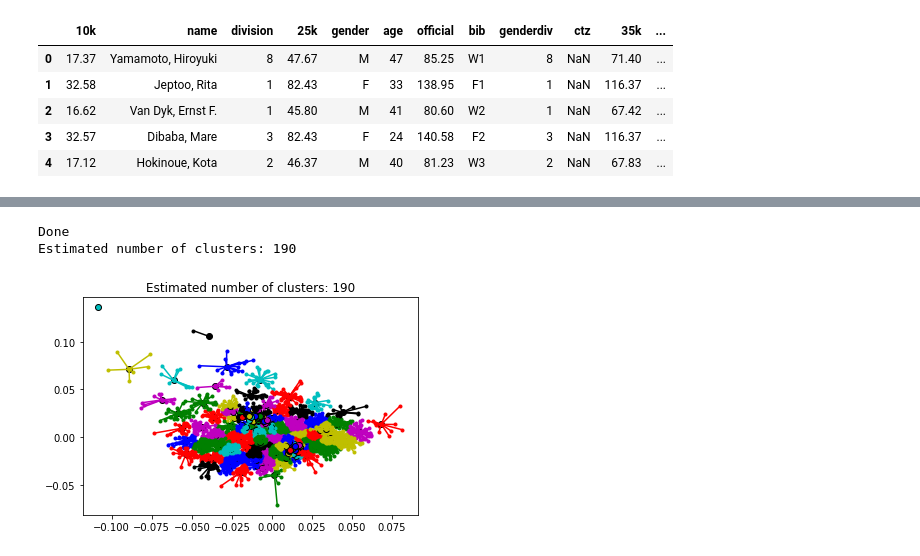
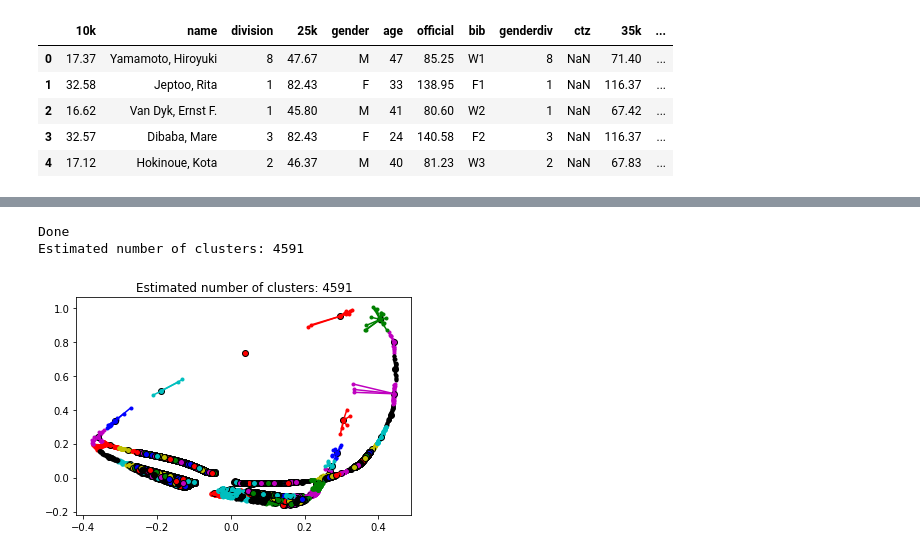
Before and after one commit to VincentG123/ThinkfulBootcamp, a Jupyter notebook: Marathon_Clustering.ipynb, the cells around one changed output, grey strips where cells are left out. Saved outputs shown, nothing was run; the diff lists cells and outputs as text; code cells hidden in the pictures.

```diff
--- a/Marathon_Clustering.ipynb
+++ b/Marathon_Clustering.ipynb
@@ -178,0 +45,5 @@ X_train, X_test, y_train, y_test = train_test_split(
+# %%
+print(df.shape)
+df = df.dropna()
+print(df.shape)
+df = df.sample(frac=1).reset_index(drop=True)
@@ -179,13 +168,9 @@ X_train, X_test, y_train, y_test = train_test_split(
 # %%
-from sklearn.cluster import MeanShift, estimate_bandwidth
-
-# Here we set the bandwidth. This function automatically derives a bandwidth
-# number based on an inspection of the distances among points in the data.
-bandwidth = estimate_bandwidth(X_train, quantile=0.2, n_samples=500)
+bandwidth = estimate_bandwidth(X_pca1, quantile=0.2, n_samples=500)
 
 # Declare and fit the model.
 ms = MeanShift(bandwidth=bandwidth, bin_seeding=True)
-ms.fit(X_train)
+ms.fit(X_pca1)
 
 # Extract cluster assignments for each data point.
 labels = ms.labels_
@@ -197,4 +182,7 @@ cluster_centers = ms.cluster_centers_
 n_clusters_ = len(np.unique(labels))
 
 print("Number of estimated clusters: {}".format(n_clusters_))
+
+plt.scatter(X_pca1[:, 0], X_pca1[:, 1], c=labels)
+plt.show()
 # %% [output]
@@ -216,20 +191,15 @@ placement_range
 # %%
-from sklearn.cluster import SpectralClustering
-
 # We know we're looking for three clusters.
-n_clusters=3
+n_clusters=4
 
 # Declare and fit the model.
 sc = SpectralClustering(n_clusters=n_clusters)
-sc.fit(X_train)
+sc.fit(X_pca1)
 
 #Predicted clusters.
-predict=sc.fit_predict(X_train)
+predict=sc.fit_predict(X_pca1)
 
 #Graph results.
-plt.scatter(X_train[:, 0], X_train[:, 1], c=predict)
+plt.scatter(X_pca1[:, 0], X_pca1[:, 1], c=predict)
 plt.show()
-
-print('Comparing the assigned categories to the ones in the data:')
-print(pd.crosstab(y_train,predict))
 # %% [output]
@@ -243,43 +207,35 @@ placement_range
-# %%
-from sklearn.cluster import AffinityPropagation
-from sklearn import metrics
-
-# Declare the model and fit it in one statement.
-# Note that you can provide arguments to the model, but we didn't.
-af = AffinityPropagation().fit(X_train)
-print('Done')
-
-# Pull the number of clusters and cluster assignments for each data point.
-cluster_centers_indices = af.cluster_centers_indices_
-n_clusters_ = len(cluster_centers_indices)
-labels = af.labels_
-
-print('Estimated number of clusters: {}'.format(n_clusters_))
-# %% [output]
-Done
-Estimated number of clusters: 190
 # %%
-from itertools import cycle
+af = AffinityPropagation().fit(X_pca1)
+print('Done')
+
+# Pull the number of clusters and cluster assignments for each data point.
+cluster_centers_indices = af.cluster_centers_indices_
+n_clusters_ = len(cluster_centers_indices)
+labels = af.labels_
+
+print('Estimated number of clusters: {}'.format(n_clusters_))
 
 plt.figure(1)
 plt.clf()
 
 # Cycle through each cluster and graph them with a center point for the
 # exemplar and lines from the exemplar to each data point in the cluster.
 colors = cycle('bgrcmykbgrcmykbgrcmykbgrcmyk')
 for k, col in zip(range(n_clusters_), colors):
     class_members = labels == k
-    cluster_center = X_train[cluster_centers_indices[k]]
-    plt.plot(X_train[class_members, 0], X_train[class_members, 1], col + '.')
+    cluster_center = X_pca1[cluster_centers_indices[k]]
+    plt.plot(X_pca1[class_members, 0], X_pca1[class_members, 1], col + '.')
     plt.plot(cluster_center[0],
              cluster_center[1],
              'o',
              markerfacecolor=col,
              markeredgecolor='k')
-    for x in X_train[class_members]:
+    for x in X_pca1[class_members]:
         plt.plot([cluster_center[0], x[0]], [cluster_center[1], x[1]], col)
 
 plt.title('Estimated number of clusters: {}'.format(n_clusters_))
 plt.show()
 # %% [output]
+Done
+Estimated number of clusters: 4591
-[figure, old version]
+[figure, new version]
```
Also changed, not shown: parts of 30 cells of this notebook, 1 other file.
